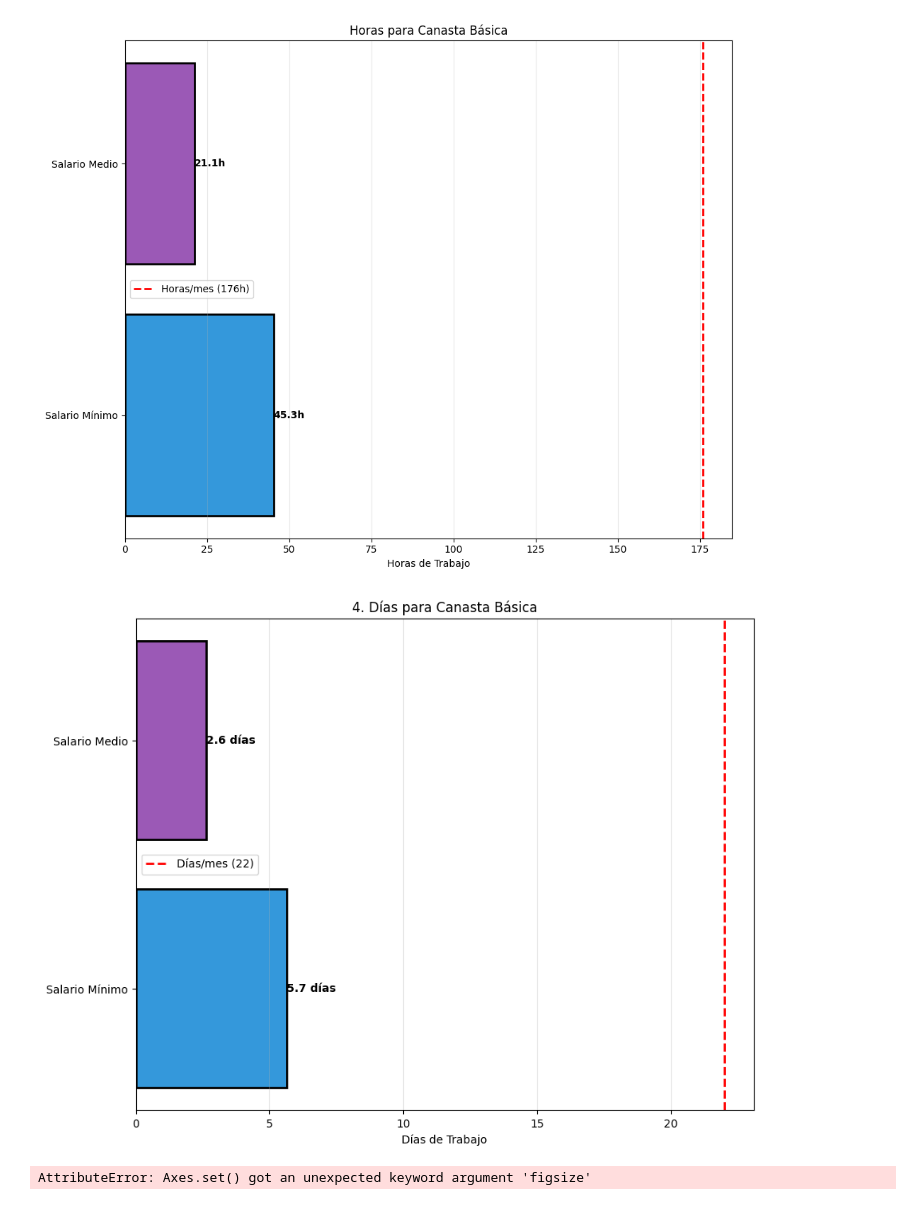
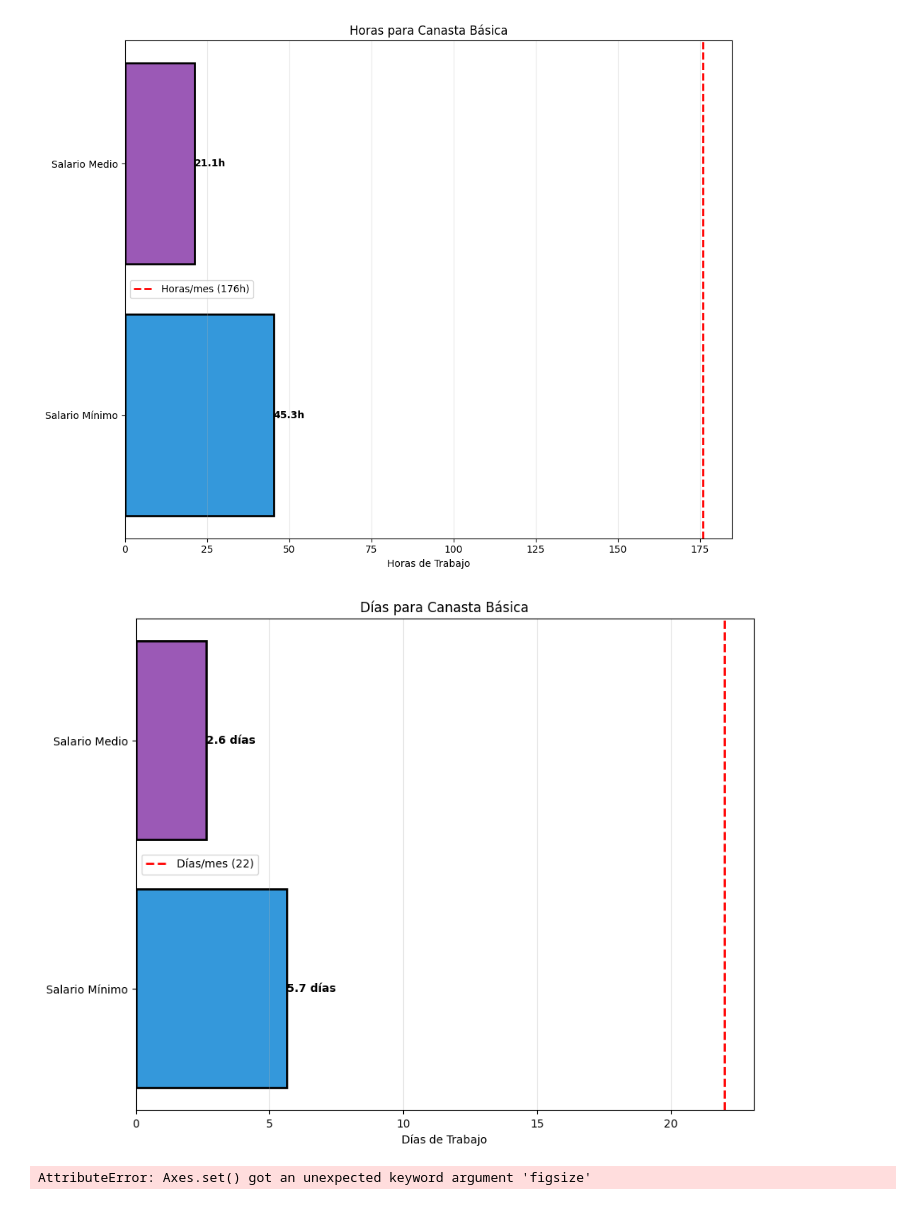
Before and after one commit to Aleinad-06/MYPIMES, a Jupyter notebook: main/main.ipynb, the cells around one changed output. Cells and saved outputs as stored; diff of their text form; code cells hidden in the pictures.

```diff
--- a/main/main.ipynb
+++ b/main/main.ipynb
@@ -23,7 +23,6 @@ for i in range(len(mypime)):
         folium.Marker(
             location=[mypime[i]["ubicacion"]["lat"], mypime[i]["ubicacion"]["long"]],
             tooltip=f"{mypime[i]["nombre"]}",
-            popup= f"<h3>Municipio: {mypime[i]["municipio"]}✅  Horario: {mypime[i]["horario"]} ⏰</h3>",
             icon=folium.Icon(icon="shopping-cart", color="blue")
         ).add_to(provincia_map)
 
@@ -345,19 +344,19 @@ plt.show()
 # %%
 # días de trabajo necesarios (Canasta Básica)
 fig, ax = plt.subplots(figsize=(10, 8))
 dias_cb = [dias_canasta_minimo, dias_canasta_medio]
-bars = ax.barh(['Salario Mínimo', 'Salario Medio'], dias_cb, color=['#3498db', '#9b59b6'], edgecolor='black', linewidth=2)
-ax.axvline(x=dias_mes, color='red', linestyle='--', linewidth=2, label=f'Días/mes ({dias_mes})')
-ax.set_xlabel('Días de Trabajo')
-ax.set_title('4. Días para Canasta Básica')
+bars = ax.barh(["Salario Mínimo", "Salario Medio"], dias_cb, color=["#3498db", "#9b59b6"], edgecolor="black", linewidth=2)
+ax.axvline(x=dias_mes, color="red", linestyle="--", linewidth=2, label=f"Días/mes ({dias_mes})")
+ax.set_xlabel("Días de Trabajo")
+ax.set_title("Días para Canasta Básica")
 ax.legend()
-ax.grid(axis='x', alpha=0.3)
+ax.grid(axis="x", alpha=0.3)
 for i, bar in enumerate(bars):
     width = bar.get_width()
     ax.text(width, bar.get_y() + bar.get_height()/2.,
-             f'{width:.1f} días', ha='left', va='center', fontweight='bold')
+             f"{width:.1f} días", ha="left", va="center", fontweight="bold")
 # %% [output]
-[figure, old version]
+[figure, new version]
 # %%
 # días con jabón incluido (Salario Mínimo)
 ax = plt.subplot(figsize=(10, 8))
```
Also changed, not shown: parts of 1 cell of this notebook, 2 other files.
